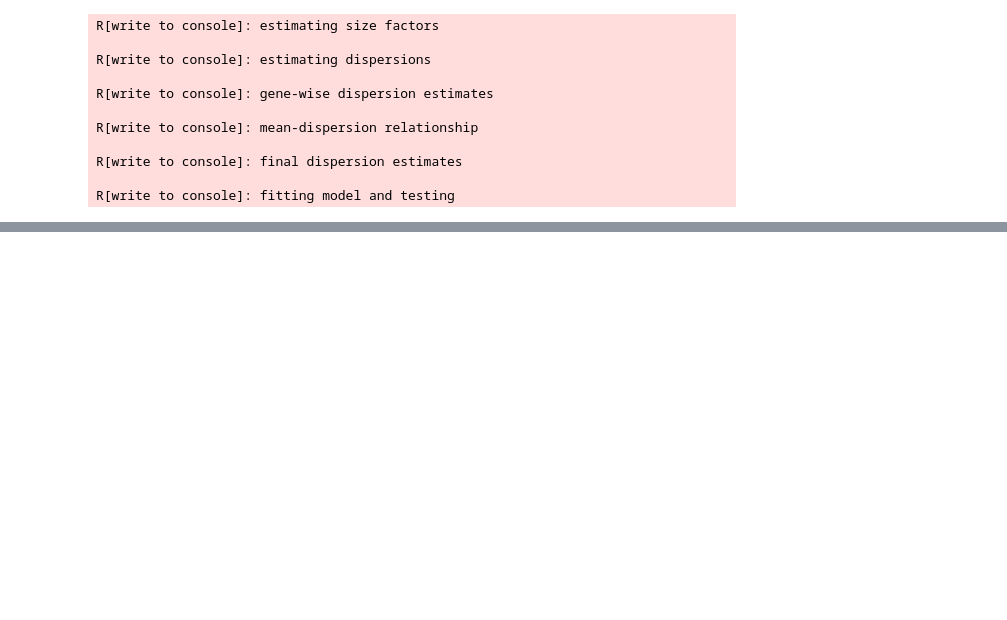
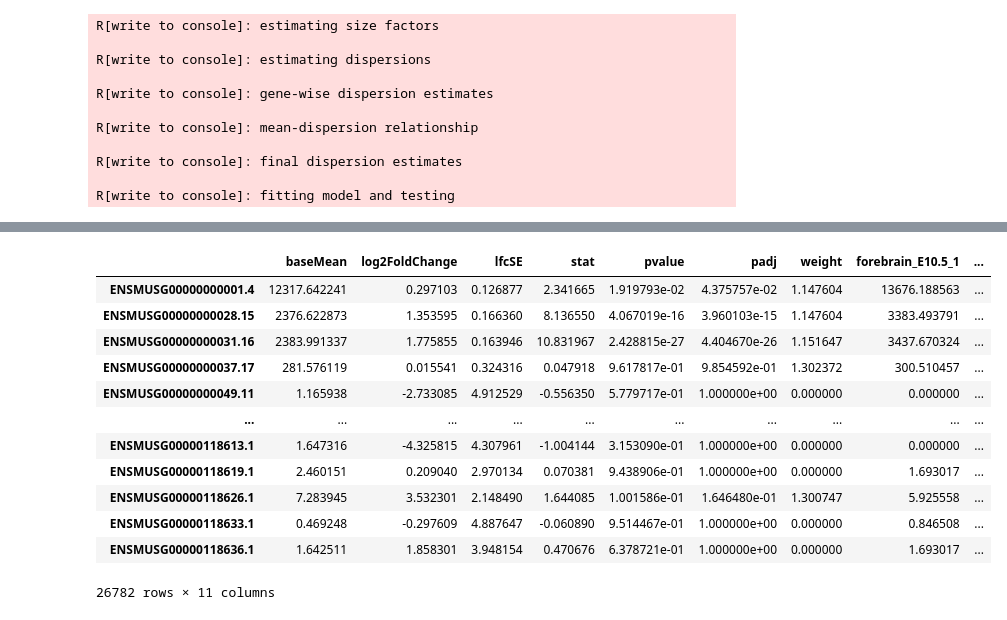
Before and after one commit to lhqing/py_genome_sci_book, a Jupyter notebook: analysis/DEGDemo/analysis/3.Pairwise_DEG_by_DESeq2_template.ipynb, the cells around one changed output, grey strips where cells are left out. Drawn from its saved outputs; the diff is of its cells as text; code cells hidden in the pictures; blank space fills up the shorter version.

```diff
--- a/analysis/DEGDemo/analysis/3.Pairwise_DEG_by_DESeq2_template.ipynb
+++ b/analysis/DEGDemo/analysis/3.Pairwise_DEG_by_DESeq2_template.ipynb
@@ -130,7 +130,7 @@ gene_count_to_use.head()
 
 the DESeq2 code is very simple, but it does a lot of work behind! See the above suggested reading for more details
 # %%
-%%R -i gene_count_to_use -i sample_to_use -i time1 -i time2
+%%R -i gene_count_to_use -i sample_to_use -i time1 -i time2 -o deg -o counts
 # this "%%R" line must be the first line of this cell, because it tells jupyter this is a R cell
 # -i means import python variable into R
 # python and R environment is separate! E.g., dds object will not be avaliable outside this cell, because its in R
@@ -146,9 +146,10 @@ resultsNames(dds)
 
 res <- results(dds, contrast=c('devTime', time1, time2), filterFun=ihw)
 
-# save to csv file so its easier to read back in python
-write.csv(as.data.frame(res),
-          file=sprintf('%s_vs_%s.deg_results.csv', time1, time2))
+# get the DEG results as a dataframe
+deg <- as.data.frame(res)
+# get the normalized counts as a dataframe
+counts <- as.data.frame(counts(dds, normalized=TRUE))
 # %% [output]
 R[write to console]: estimating size factors
 
@@ -174,0 +183,20 @@ deg_df.head()
+# %%
+# concatenate these two tables and save it into a file
+deg_with_counts = pd.concat([deg, counts], axis=1)
+deg_with_counts.to_csv(f'{time1}_vs_{time2}.deg_results.csv.gz')
+# %%
+deg_with_counts
+# %% [output]
+|  | baseMean | log2FoldChange | lfcSE | stat | pvalue | padj | weight | forebrain_E10.5_1 | ... |
+| ENSMUSG00000000001.4 | 12317.642241 | 0.297103 | 0.126877 | 2.341665 | 1.919793e-02 | 4.375757e-02 | 1.147604 | 13676.188563 | ... |
+| ENSMUSG00000000028.15 | 2376.622873 | 1.353595 | 0.166360 | 8.136550 | 4.067019e-16 | 3.960103e-15 | 1.147604 | 3383.493791 | ... |
+| ENSMUSG00000000031.16 | 2383.991337 | 1.775855 | 0.163946 | 10.831967 | 2.428815e-27 | 4.404670e-26 | 1.151647 | 3437.670324 | ... |
+| ENSMUSG00000000037.17 | 281.576119 | 0.015541 | 0.324316 | 0.047918 | 9.617817e-01 | 9.854592e-01 | 1.302372 | 300.510457 | ... |
+| ENSMUSG00000000049.11 | 1.165938 | -2.733085 | 4.912529 | -0.556350 | 5.779717e-01 | 1.000000e+00 | 0.000000 | 0.000000 | ... |
+| ... | ... | ... | ... | ... | ... | ... | ... | ... | ... |
+| ENSMUSG00000118613.1 | 1.647316 | -4.325815 | 4.307961 | -1.004144 | 3.153090e-01 | 1.000000e+00 | 0.000000 | 0.000000 | ... |
+| ENSMUSG00000118619.1 | 2.460151 | 0.209040 | 2.970134 | 0.070381 | 9.438906e-01 | 1.000000e+00 | 0.000000 | 1.693017 | ... |
+| ENSMUSG00000118626.1 | 7.283945 | 3.532301 | 2.148490 | 1.644085 | 1.001586e-01 | 1.646480e-01 | 1.300747 | 5.925558 | ... |
+| ENSMUSG00000118633.1 | 0.469248 | -0.297609 | 4.887647 | -0.060890 | 9.514467e-01 | 1.000000e+00 | 0.000000 | 0.846508 | ... |
+| ENSMUSG00000118636.1 | 1.642511 | 1.858301 | 3.948154 | 0.470676 | 6.378721e-01 | 1.000000e+00 | 0.000000 | 1.693017 | ... |
+26782 rows × 11 columns
```
Also changed, not shown: parts of 3 cells of this notebook, 4 other files.
